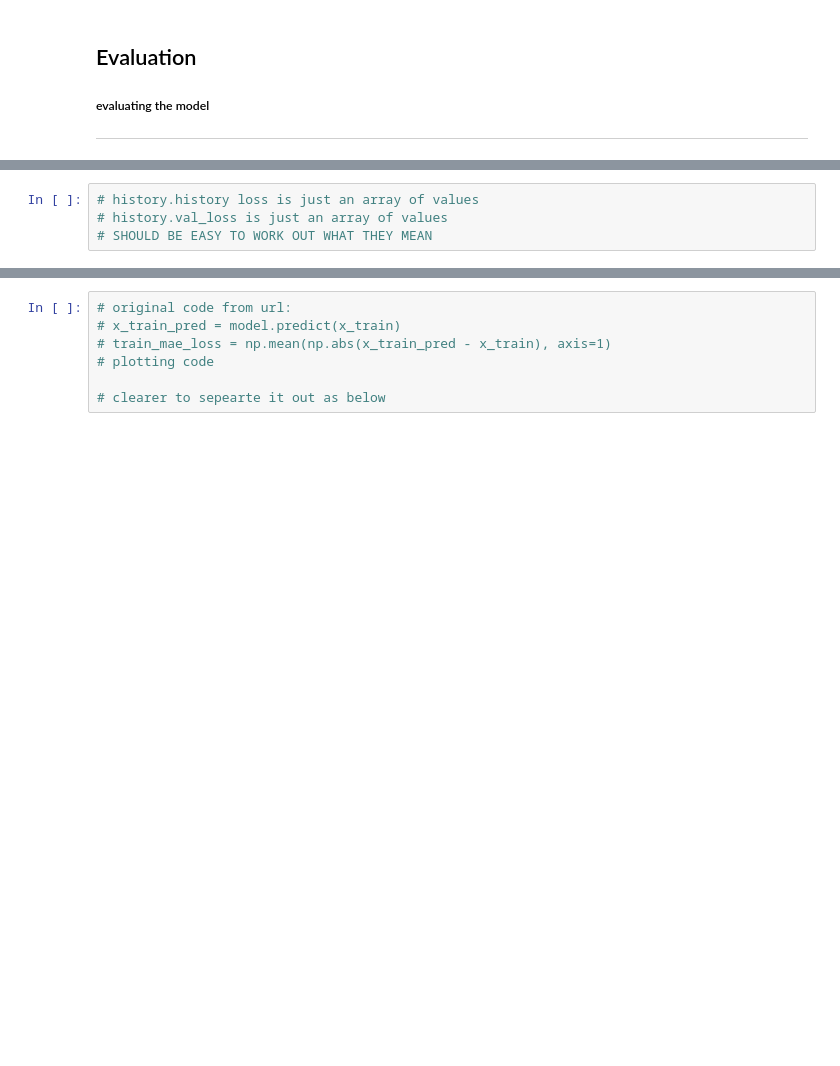
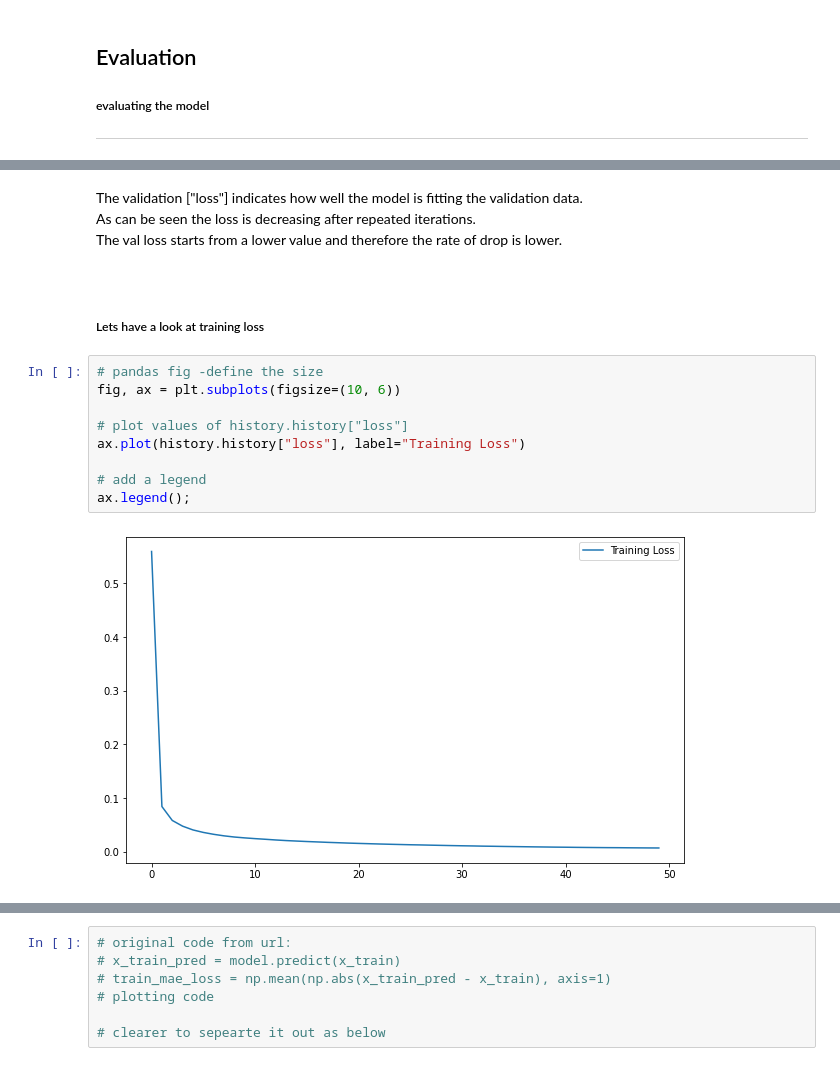
Before and after one commit to doodymack/Machine_Learn_Stats-Assessment, a Jupyter notebook: Time Series Anomaly Detection-Keras/05-evaluation.ipynb, the cells around one changed output, grey strips where cells are left out. Cells and saved outputs as stored; diff of their text form; blank space fills up the shorter version.

```diff
--- a/Time Series Anomaly Detection-Keras/05-evaluation.ipynb
+++ b/Time Series Anomaly Detection-Keras/05-evaluation.ipynb
@@ -1409,4 +1562,19 @@ history.history["val_loss"]
-# %%
-# history.history loss is just an array of values
-# history.val_loss is just an array of values
-# SHOULD BE EASY TO WORK OUT WHAT THEY MEAN
+# %% [markdown]
+The validation ["loss"] indicates how well the model is fitting the validation data.
+As can be seen the loss is decreasing after repeated iterations.
+The val loss starts from a lower value and therefore the rate of drop is lower.
+# %% [markdown]
+<br>
+
+#####  Lets have a look at training loss
+# %%
+# pandas fig -define the size
+fig, ax = plt.subplots(figsize=(10, 6))
+
+# plot values of history.history["loss"]
+ax.plot(history.history["loss"], label="Training Loss")
+
+# add a legend
+ax.legend();
+# %% [output]
+[figure, added]
```
Also changed, not shown: parts of 69 cells of this notebook.
